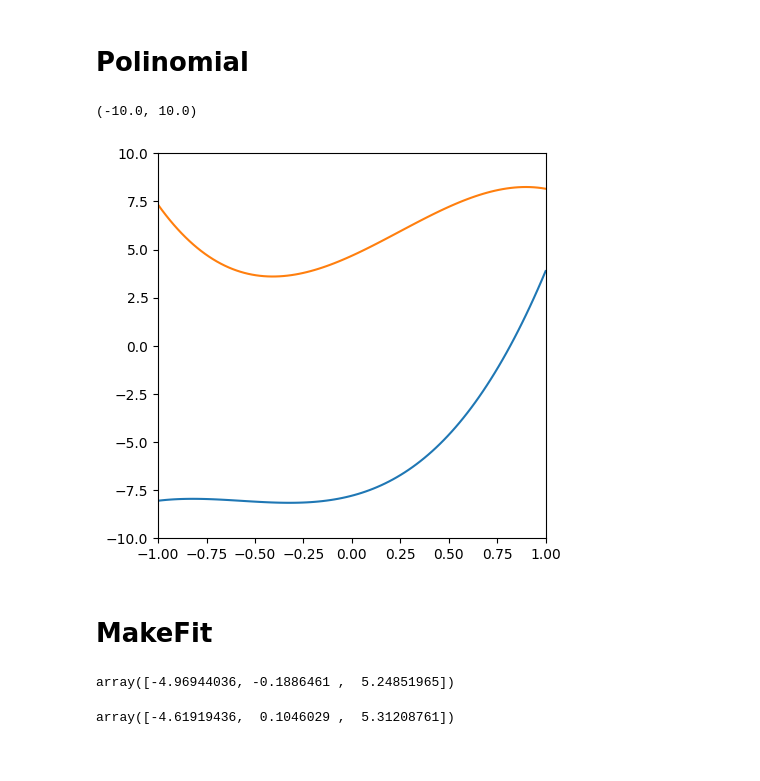
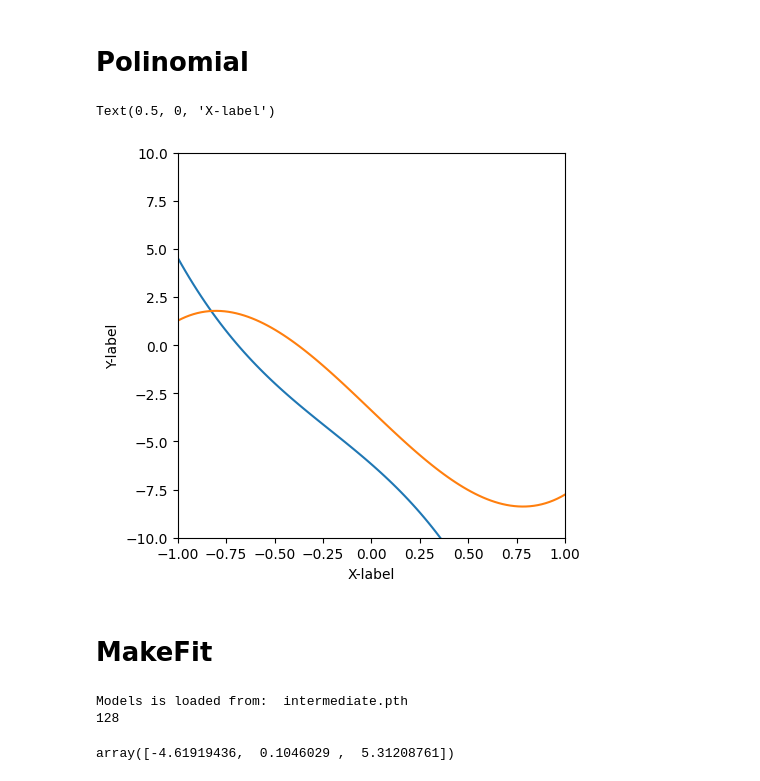
Before and after one commit to khachaturyan-1991/PlotExtract, a Jupyter notebook: WorkingBeast.ipynb, the cells around one changed output. Drawn from its saved outputs; the diff is of its cells as text; code cells hidden in the pictures.

```diff
--- a/WorkingBeast.ipynb
+++ b/WorkingBeast.ipynb
@@ -616,20 +611,23 @@ plt.imshow(selected[2])
 # %%
 x = np.linspace(-1, 1, 100)
 
 fig, ax = plt.subplots(figsize=(5, 5))
 
 coefs = np.random.uniform(-10, 10, 4)
 y = np.poly1d(coefs)
 ax.plot(x, y(x))
 
 coefs = np.random.uniform(-10, 10, 4)
 y = np.poly1d(coefs)
 ax.plot(x, y(x))
 
 ax.set_xlim(-1, 1)
 ax.set_ylim(-10, 10)
+
+ax.set_ylabel("Y-label")
+ax.set_xlabel("X-label")
 # %% [output]
-(-10.0, 10.0)
+Text(0.5, 0, 'X-label')
-[figure, old version]
+[figure, new version]
 # %% [markdown]
 # MakeFit
@@ -636,5 +638,8 @@ ax.set_ylim(-10, 10)
 # %%
 model = UNet()
-model = load_model(model, "intermediate.pth")
+model = load_model(model, "21-41-30-07-2024.pth")
 test_dataloader = create_dataloader(mode="test", num_samples=128, batch_size=32, shuffle=False, img_size=128)
 img, mask = next(iter(test_dataloader))
+# %% [output]
+Models is loaded from:  intermediate.pth
+128
@@ -692,8 +696,3 @@ class FitExtract():
         return coefs
 
 fit_machine = FitExtract()
-# %%
-coefs = fit_machine.fit_on(selected_c)
-coefs
-# %% [output]
-array([-4.96944036, -0.1886461 ,  5.24851965])
```
Also changed, not shown: parts of 6 cells of this notebook.
